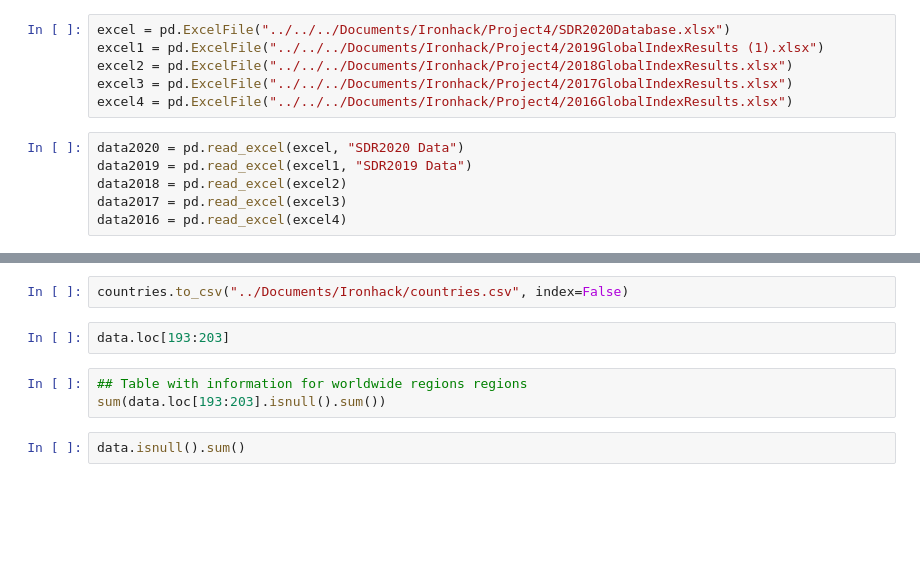
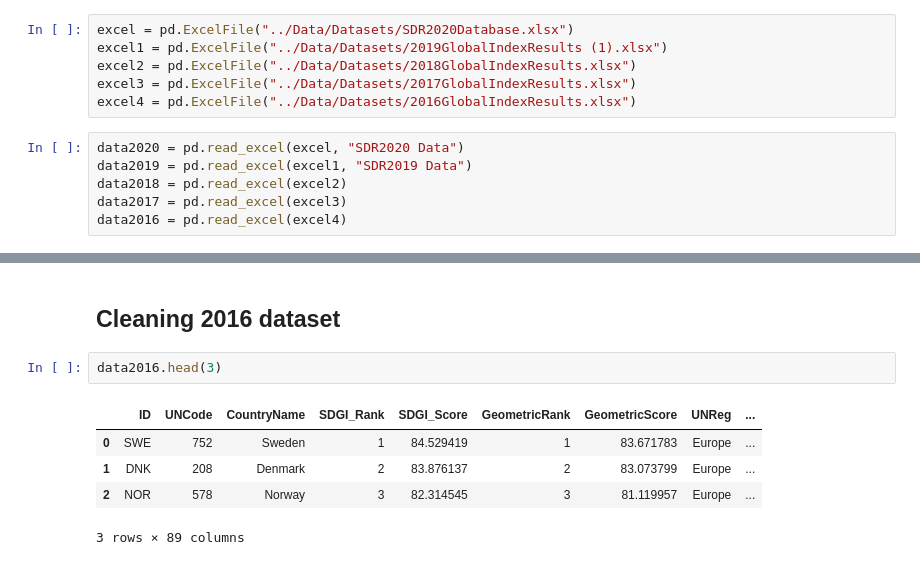
Before and after one commit to annafonte/forecasting-sdgs, a Jupyter notebook: Notebooks/1 - Data cleaning.ipynb, the cells around one changed output, grey strips where cells are left out. Cells and saved outputs as stored; diff of their text form; blank space fills up the shorter version.

```diff
--- a/Notebooks/SDG Data cleaning.ipynb
+++ b/Notebooks/1 - Data cleaning.ipynb
@@ -10,9 +10,9 @@ import regex as re
 # %%
-excel = pd.ExcelFile("../../../Documents/Ironhack/Project4/SDR2020Database.xlsx")
-excel1 = pd.ExcelFile("../../../Documents/Ironhack/Project4/2019GlobalIndexResults (1).xlsx")
-excel2 = pd.ExcelFile("../../../Documents/Ironhack/Project4/2018GlobalIndexResults.xlsx")
-excel3 = pd.ExcelFile("../../../Documents/Ironhack/Project4/2017GlobalIndexResults.xlsx")
-excel4 = pd.ExcelFile("../../../Documents/Ironhack/Project4/2016GlobalIndexResults.xlsx")
+excel = pd.ExcelFile("../Data/Datasets/SDR2020Database.xlsx")
+excel1 = pd.ExcelFile("../Data/Datasets/2019GlobalIndexResults (1).xlsx")
+excel2 = pd.ExcelFile("../Data/Datasets/2018GlobalIndexResults.xlsx")
+excel3 = pd.ExcelFile("../Data/Datasets/2017GlobalIndexResults.xlsx")
+excel4 = pd.ExcelFile("../Data/Datasets/2016GlobalIndexResults.xlsx")
 # %%
 data2020 = pd.read_excel(excel, "SDR2020 Data")
 data2019 = pd.read_excel(excel1, "SDR2019 Data")
@@ -774,9 +22,10 @@ countries.count().unique()
-# %%
-countries.to_csv("../Documents/Ironhack/countries.csv", index=False)
-# %%
-data.loc[193:203]
-# %%
-## Table with information for worldwide regions regions
-sum(data.loc[193:203].isnull().sum())
-# %%
-data.isnull().sum()
+# %% [markdown]
+## Cleaning 2016 dataset
+# %%
+data2016.head(3)
+# %% [output]
+|  | ID | UNCode | CountryName | SDGI_Rank | SDGI_Score | GeometricRank | GeometricScore | UNReg | ... |
+| 0 | SWE | 752 | Sweden | 1 | 84.529419 | 1 | 83.671783 | Europe | ... |
+| 1 | DNK | 208 | Denmark | 2 | 83.876137 | 2 | 83.073799 | Europe | ... |
+| 2 | NOR | 578 | Norway | 3 | 82.314545 | 3 | 81.119957 | Europe | ... |
+3 rows × 89 columns
```
Also changed, not shown: parts of 92 cells of this notebook, 15 other files.
